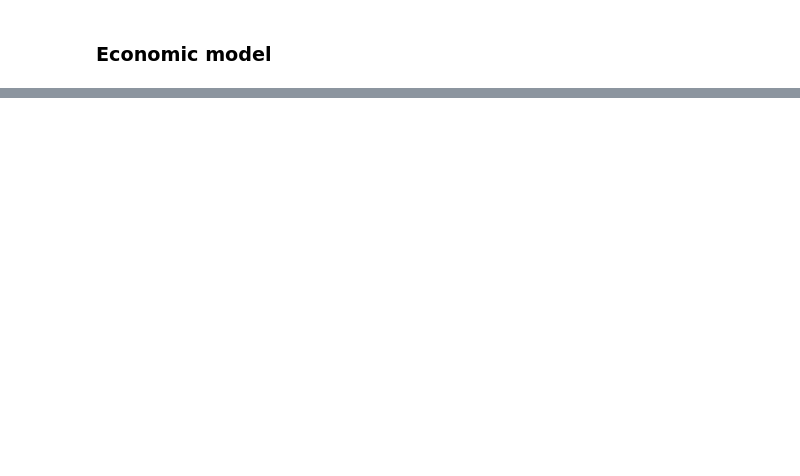
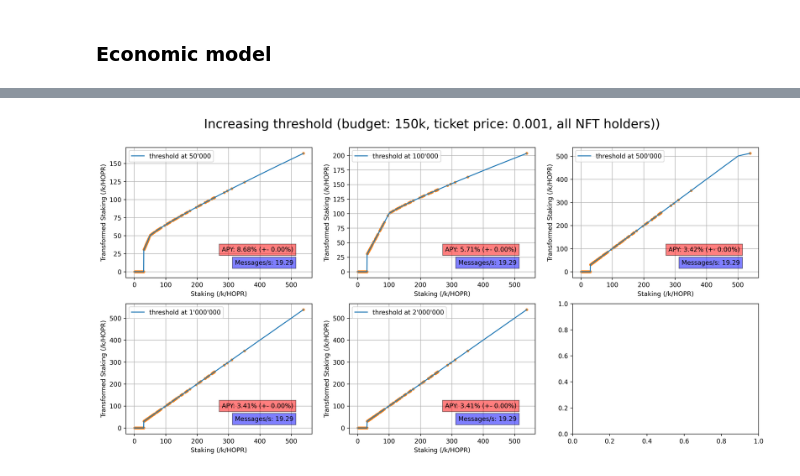
Before and after one commit to hoprnet/ct-research, a Jupyter notebook: ct-app/__simulations__/apy_comparison.ipynb, the cells around one changed output, grey strips where cells are left out. Cells and saved outputs as stored; diff of their text form; code cells hidden in the pictures; blank space fills up the shorter version.

```diff
--- a/ct-app/__simulations__/apy_comparison.ipynb
+++ b/ct-app/__simulations__/apy_comparison.ipynb
@@ -197,0 +477,81 @@ with 19 node -> 0.00 tokens
+# %%
+options = [{
+    "data_count": [len(staking_info_nft_holders), 0, 0],
+    "budget": 150_000,
+    "period_in_months": 3,
+    "model_arguments": {
+        "slope": 1,
+        "curvature":1.125,
+        "threshold":50e3,
+    },
+    "ticket_options": {
+        "price": 0.001,
+        "winning_probability": 1,
+    },
+    "legend": "threshold at 50'000"
+},
+{
+    "data_count": [len(staking_info_nft_holders), 0, 0],
+    "budget": 150_000,
+    "period_in_months": 3,
+    "model_arguments": {
+        "slope": 1,
+        "curvature":1.125,
+        "threshold":100e3,
+    },
+    "ticket_options": {
+        "price": 0.001,
+        "winning_probability": 1,
+    },
+    "legend": "threshold at 100'000"
+},
+{
+    "data_count": [len(staking_info_nft_holders), 0, 0],
+    "budget": 150_000,
+    "period_in_months": 3,
+    "model_arguments": {
+        "slope": 1,
+        "curvature":1.125,
+        "threshold":500e3,
+    },
+    "ticket_options": {
+        "price": 0.001,
+        "winning_probability": 1,
+    },
+    "legend": "threshold at 500'000"
+},
+{
+    "data_count": [len(staking_info_nft_holders), 0, 0],
+    "budget": 150_000,
+    "period_in_months": 3,
+    "model_arguments": {
+        "slope": 1,
+        "curvature":1.125,
+        "threshold":1e6,
+    },
+    "ticket_options": {
+        "price": 0.001,
+        "winning_probability": 1,
+    },
+    "legend": "threshold at 1'000'000"
+},
+{
+    "data_count": [len(staking_info_nft_holders), 0, 0],
+    "budget": 150_000,
+    "period_in_months": 3,
+    "model_arguments": {
+        "slope": 1,
+        "curvature":1.125,
+        "threshold":2e6,
+    },
+    "ticket_options": {
+        "price": 0.001,
+        "winning_probability": 1,
+    },
+    "legend": "threshold at 2'000'000"
+}
+]
+
+generate_simulation_graph(datas, options, title="Increasing threshold (budget: 150k, ticket price: 0.001, all NFT holders))")
+# %% [output]
+[figure, added]
```
Also changed, not shown: parts of 9 cells of this notebook.
